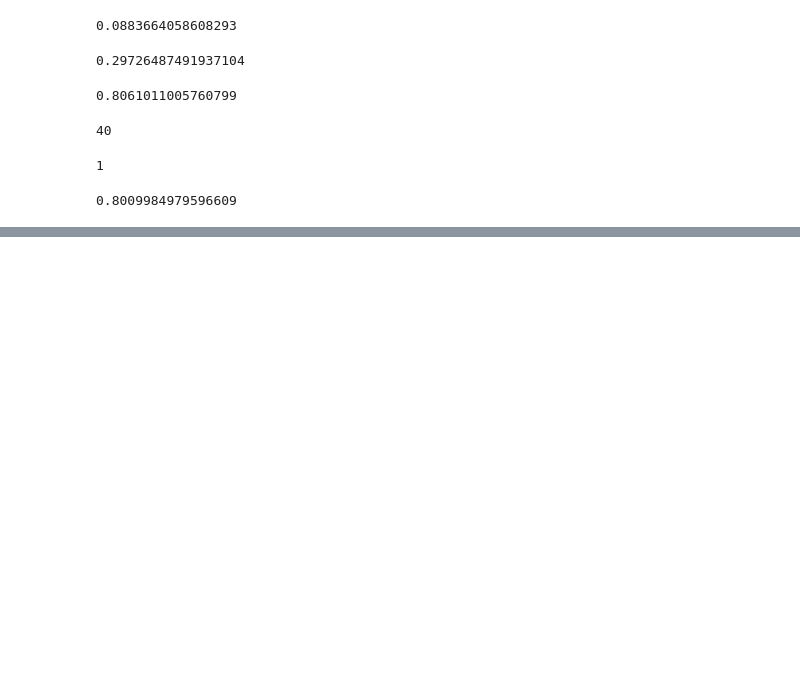
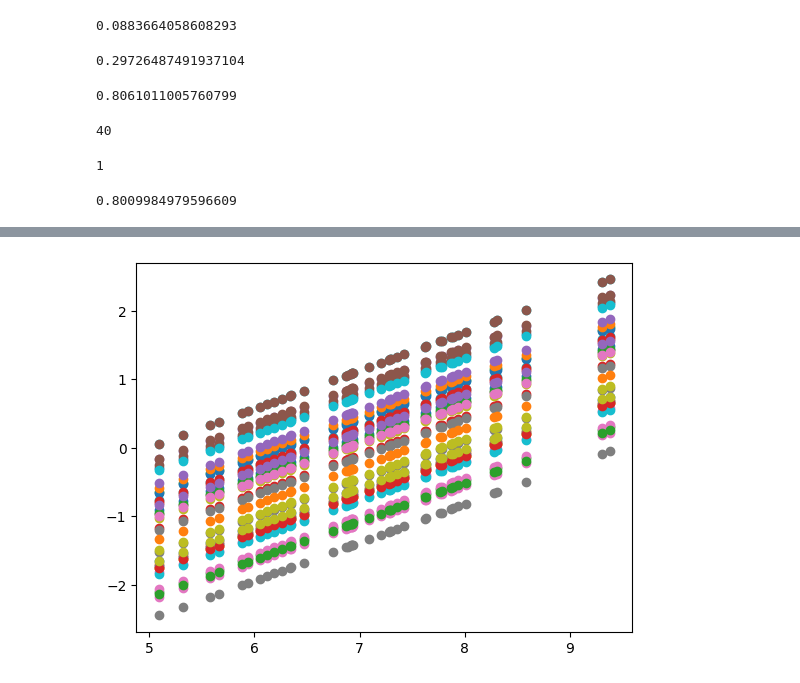
Before and after one commit to rishi0282/Data-Science, a Jupyter notebook: LINEAR_REGRESSION/Simple_LR_scratch.ipynb, the cells around one changed output, grey strips where cells are left out. Saved outputs shown, nothing was run; the diff lists cells and outputs as text; code cells hidden in the pictures; blank space fills up the shorter version.

```diff
--- a/LINEAR_REGRESSION/Simple_LR_scratch.ipynb
+++ b/LINEAR_REGRESSION/Simple_LR_scratch.ipynb
@@ -202,0 +217,5 @@ adjusted_r2
+# %%
+for i in range(40):
+    plt.scatter(x_test,y_pred-y_test[i])
+# %% [output]
+[figure, added]
```
Also changed, not shown: parts of 8 cells of this notebook, 4 other files.
